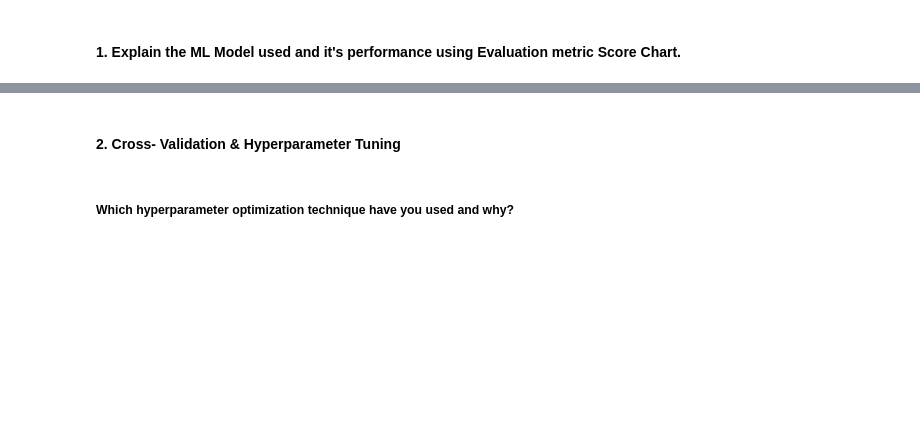
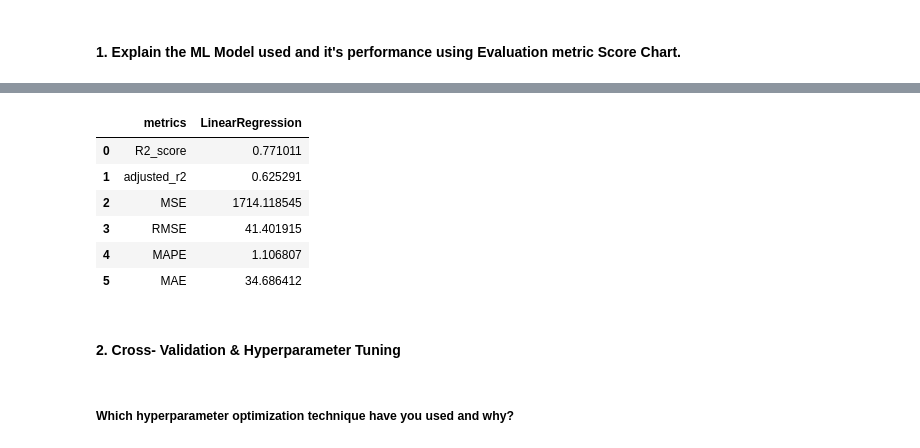
Before and after one commit to kuldeep-sngh/Yes-Bank-Stock-Closing-Price-Prediction, a Jupyter notebook: working_colab_Yes_Bank_Stock_Closing_Price_Prediction.ipynb, the cells around one changed output, grey strips where cells are left out. Cells and saved outputs as stored; diff of their text form; code cells hidden in the pictures; blank space fills up the shorter version.

Commit message:
e_metrics_df

```diff
--- a/working_colab_Yes_Bank_Stock_Closing_Price_Prediction.ipynb
+++ b/working_colab_Yes_Bank_Stock_Closing_Price_Prediction.ipynb
@@ -1182,3 +1219,32 @@ Testing accuracy : 0.7749061383164877
+# %%
+# create dataframe for evaluation metrics
+e_metrics = pd.DataFrame({'metrics' : ['R2_score', 'adjusted_r2', 'MSE', 'RMSE', 'MAPE', 'MAE']})
+# %%
+# Predict on the model
+y_pred = lr.predict(x_test)
+
+# Evaluation metric scores
+R2_score = r2_score(y_test, y_pred)
+n = y_test.size
+p = features.size
+adjusted_r2 = 1-(1-R2_score)*(n-1)/(n-p-1)
+MSE = mean_squared_error(y_test, y_pred)
+RMSE = np.sqrt(MSE)
+MAPE = mean_absolute_percentage_error(y_test, y_pred)
+MAE =  mean_absolute_error(y_test, y_pred)
+
+# update e_metrics datframe
+e_metrics['LinearRegression'] = [R2_score, adjusted_r2, MSE, RMSE, MAPE, MAE]
+
+e_metrics
+# %% [output]
+|  | metrics | LinearRegression |
+| 0 | R2_score | 0.771011 |
+| 1 | adjusted_r2 | 0.625291 |
+| 2 | MSE | 1714.118545 |
+| 3 | RMSE | 41.401915 |
+| 4 | MAPE | 1.106807 |
+| 5 | MAE | 34.686412 |
 # %%
 # Visualizing evaluation Metric Score chart
 # %% [markdown]
```
Also changed, not shown: parts of 34 cells of this notebook.
